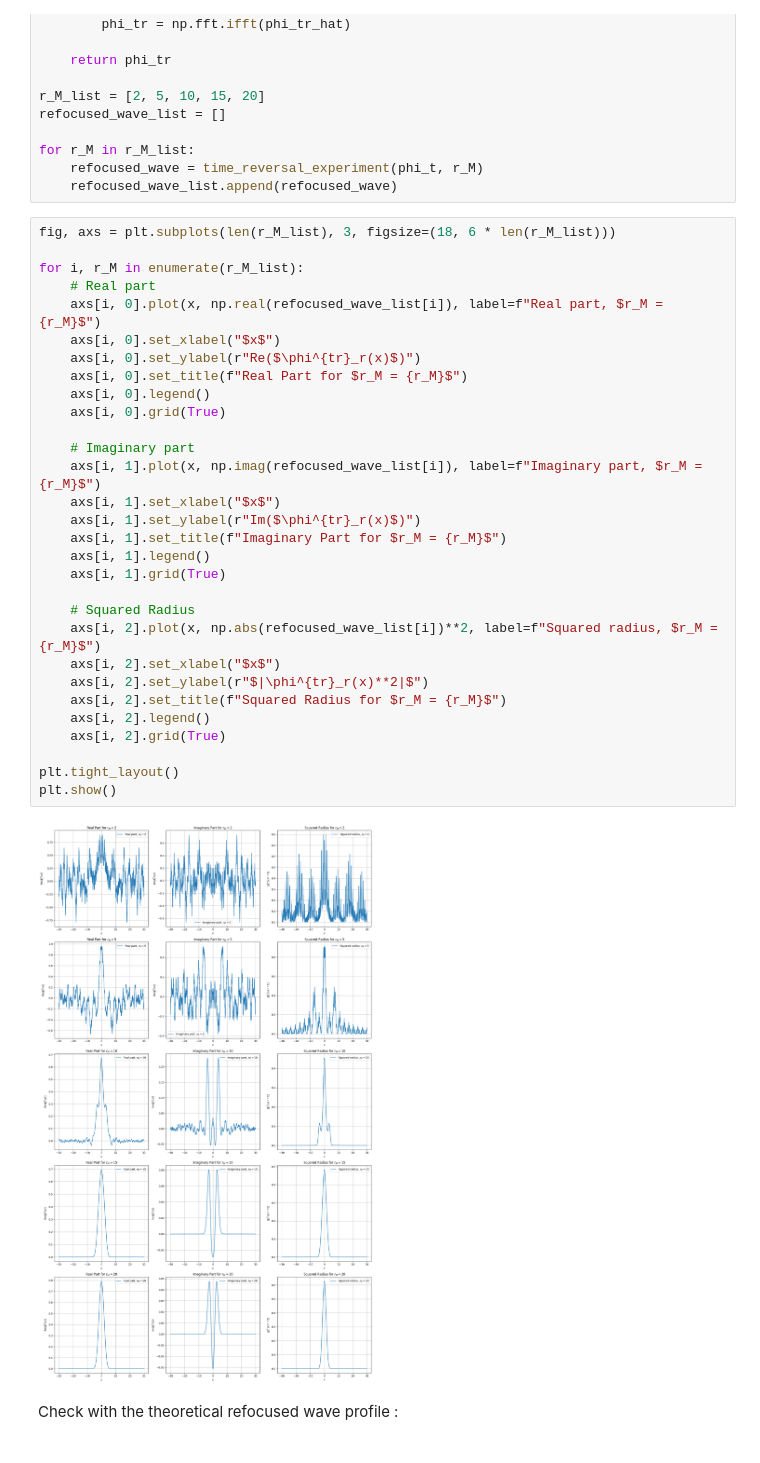
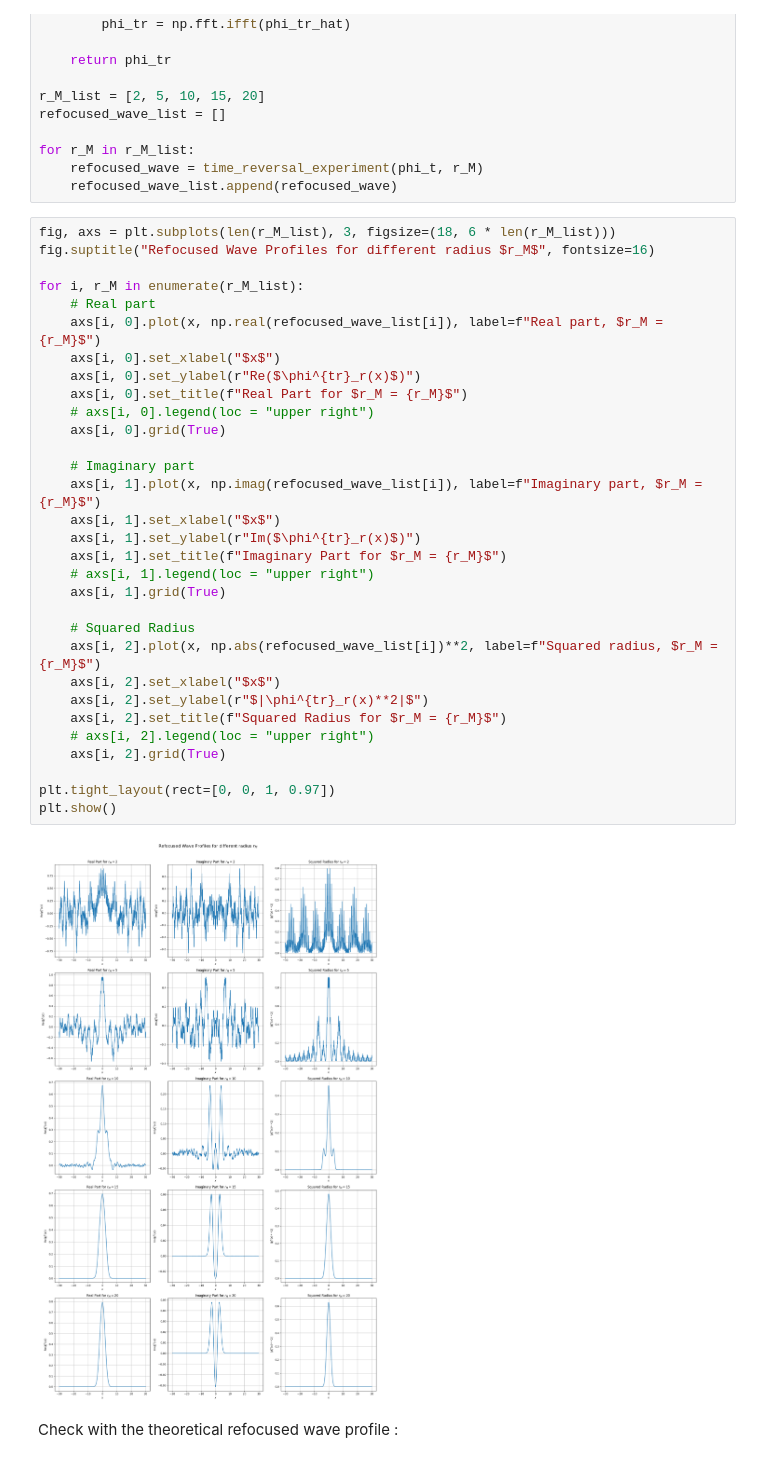
Before and after one commit to cyrielletheobald/mva_inverse_problems, a Jupyter notebook: time_reversal.ipynb, the cells around one changed output. Cells and saved outputs as stored; diff of their text form.

```diff
--- a/time_reversal.ipynb
+++ b/time_reversal.ipynb
@@ -154,35 +204,36 @@ for r_M in r_M_list:
     refocused_wave_list.append(refocused_wave)
 # %%
 fig, axs = plt.subplots(len(r_M_list), 3, figsize=(18, 6 * len(r_M_list)))
+fig.suptitle("Refocused Wave Profiles for different radius $r_M$", fontsize=16)
 
 for i, r_M in enumerate(r_M_list):
     # Real part
     axs[i, 0].plot(x, np.real(refocused_wave_list[i]), label=f"Real part, $r_M = {r_M}$")
     axs[i, 0].set_xlabel("$x$")
     axs[i, 0].set_ylabel(r"Re($\phi^{tr}_r(x)$)")
     axs[i, 0].set_title(f"Real Part for $r_M = {r_M}$")
-    axs[i, 0].legend()
+    # axs[i, 0].legend(loc = "upper right")
     axs[i, 0].grid(True)
 
     # Imaginary part
     axs[i, 1].plot(x, np.imag(refocused_wave_list[i]), label=f"Imaginary part, $r_M = {r_M}$")
     axs[i, 1].set_xlabel("$x$")
     axs[i, 1].set_ylabel(r"Im($\phi^{tr}_r(x)$)")
     axs[i, 1].set_title(f"Imaginary Part for $r_M = {r_M}$")
-    axs[i, 1].legend()
+    # axs[i, 1].legend(loc = "upper right")
     axs[i, 1].grid(True)
 
     # Squared Radius
     axs[i, 2].plot(x, np.abs(refocused_wave_list[i])**2, label=f"Squared radius, $r_M = {r_M}$")
     axs[i, 2].set_xlabel("$x$")
     axs[i, 2].set_ylabel(r"$|\phi^{tr}_r(x)**2|$")
     axs[i, 2].set_title(f"Squared Radius for $r_M = {r_M}$")
-    axs[i, 2].legend()
+    # axs[i, 2].legend(loc = "upper right")
     axs[i, 2].grid(True)
 
-plt.tight_layout()
+plt.tight_layout(rect=[0, 0, 1, 0.97])
 plt.show()
 # %% [output]
-[figure, old version]
+[figure, new version]
 # %% [markdown]
 Check with the theoretical refocused wave profile :
```
Also changed, not shown: parts of 7 cells of this notebook.
